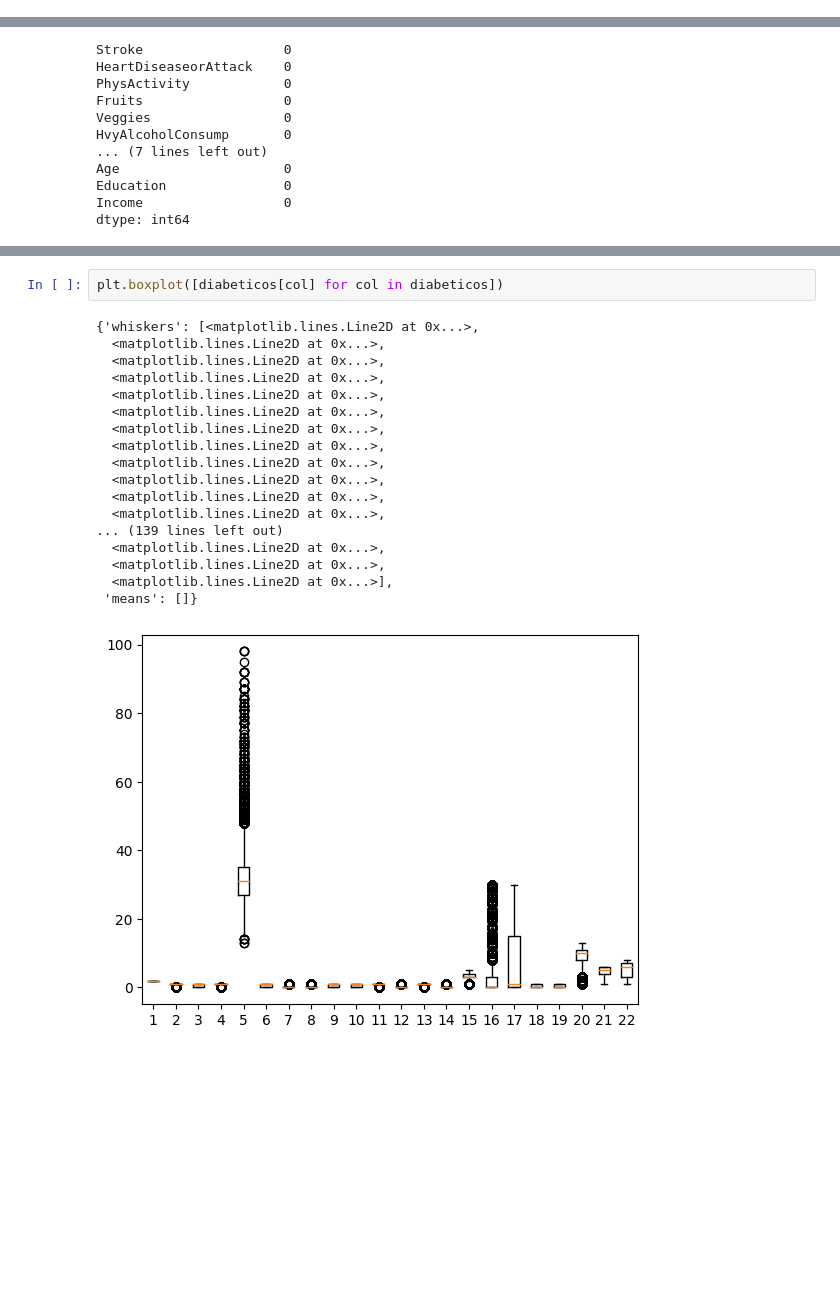
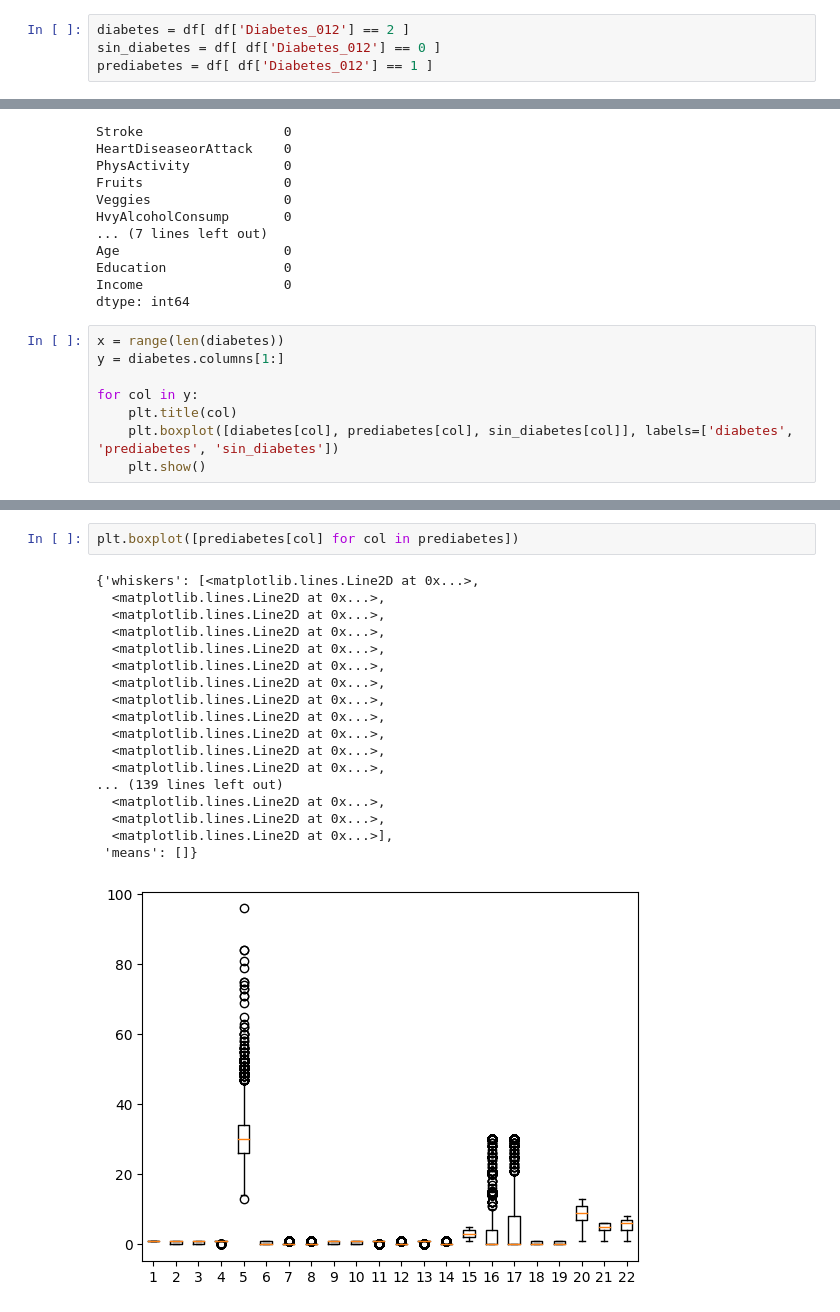
Before and after one commit to l1nk26/Proyecto-Samsung-Innovation-Campus, a Jupyter notebook: procesado_de_datos_f.ipynb, the cells around one changed output, grey strips where cells are left out. Cells and saved outputs as stored; diff of their text form; blank space fills up the shorter version.

```diff
--- a/procesado_de_datos_f.ipynb
+++ b/procesado_de_datos_f.ipynb
@@ -8,3 +6,7 @@ diabeticos = df[ df['Diabetes_012'] == 2 ]
+# %%
+diabetes = df[ df['Diabetes_012'] == 2 ]
+sin_diabetes = df[ df['Diabetes_012'] == 0 ]
+prediabetes = df[ df['Diabetes_012'] == 1 ]
 # %%
 correlacion = df.corr()
 numero_de_columnas = len(correlacion)
@@ -60,3 +62,11 @@ Age                     0
 Education               0
 Income                  0
 dtype: int64
+# %%
+x = range(len(diabetes))
+y = diabetes.columns[1:]
+
+for col in y:
+    plt.title(col)
+    plt.boxplot([diabetes[col], prediabetes[col], sin_diabetes[col]], labels=['diabetes', 'prediabetes', 'sin_diabetes'])
+    plt.show()
@@ -63,21 +87,21 @@ dtype: int64
 # %%
-plt.boxplot([diabeticos[col] for col in diabeticos])
+plt.boxplot([prediabetes[col] for col in prediabetes])
 # %% [output]
 {'whiskers': [<matplotlib.lines.Line2D at 0x...>,
   <matplotlib.lines.Line2D at 0x...>,
   <matplotlib.lines.Line2D at 0x...>,
   <matplotlib.lines.Line2D at 0x...>,
   <matplotlib.lines.Line2D at 0x...>,
   <matplotlib.lines.Line2D at 0x...>,
   <matplotlib.lines.Line2D at 0x...>,
   <matplotlib.lines.Line2D at 0x...>,
   <matplotlib.lines.Line2D at 0x...>,
   <matplotlib.lines.Line2D at 0x...>,
   <matplotlib.lines.Line2D at 0x...>,
   <matplotlib.lines.Line2D at 0x...>,
 ... (139 lines left out)
   <matplotlib.lines.Line2D at 0x...>,
   <matplotlib.lines.Line2D at 0x...>,
   <matplotlib.lines.Line2D at 0x...>],
  'means': []}
-[figure, old version]
+[figure, new version]
```
Also changed, not shown: parts of 3 cells of this notebook.
